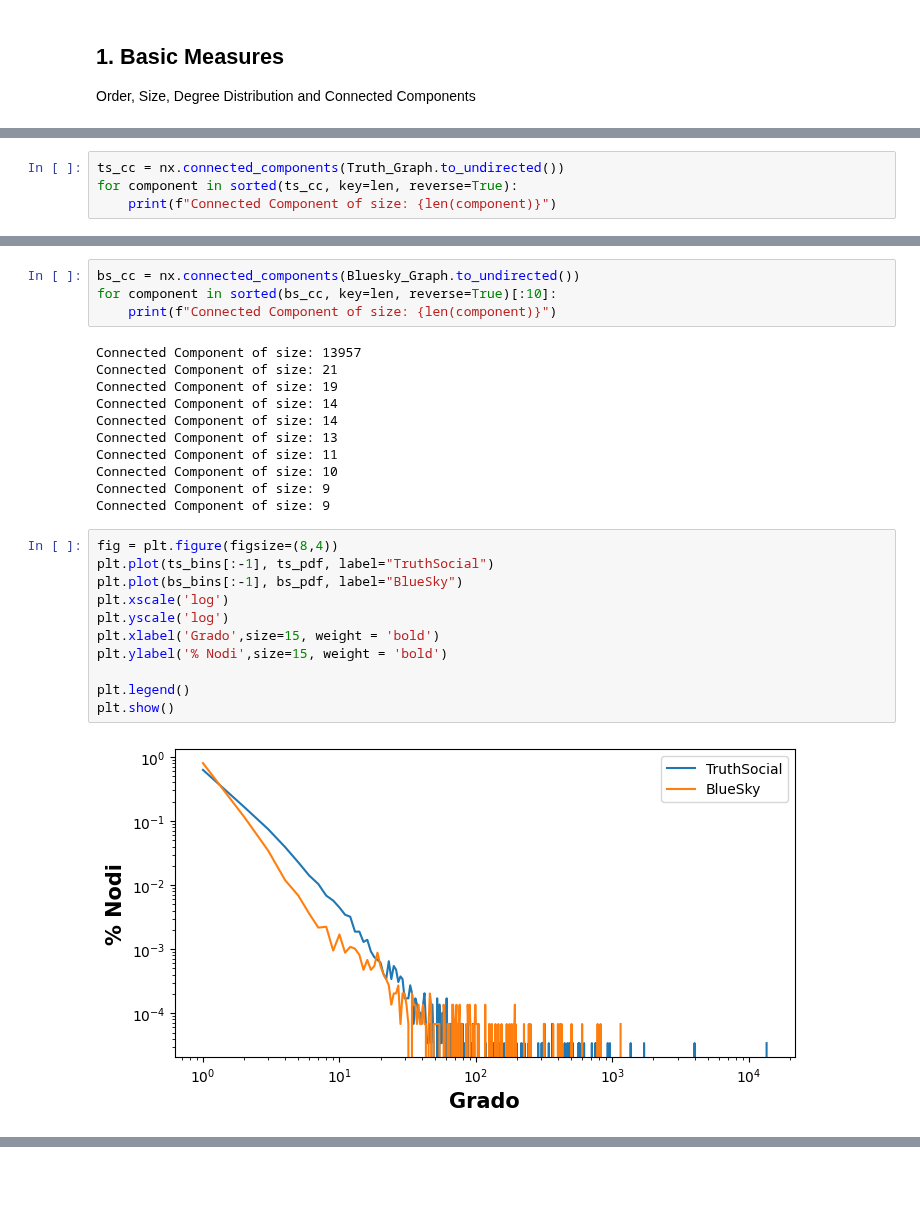
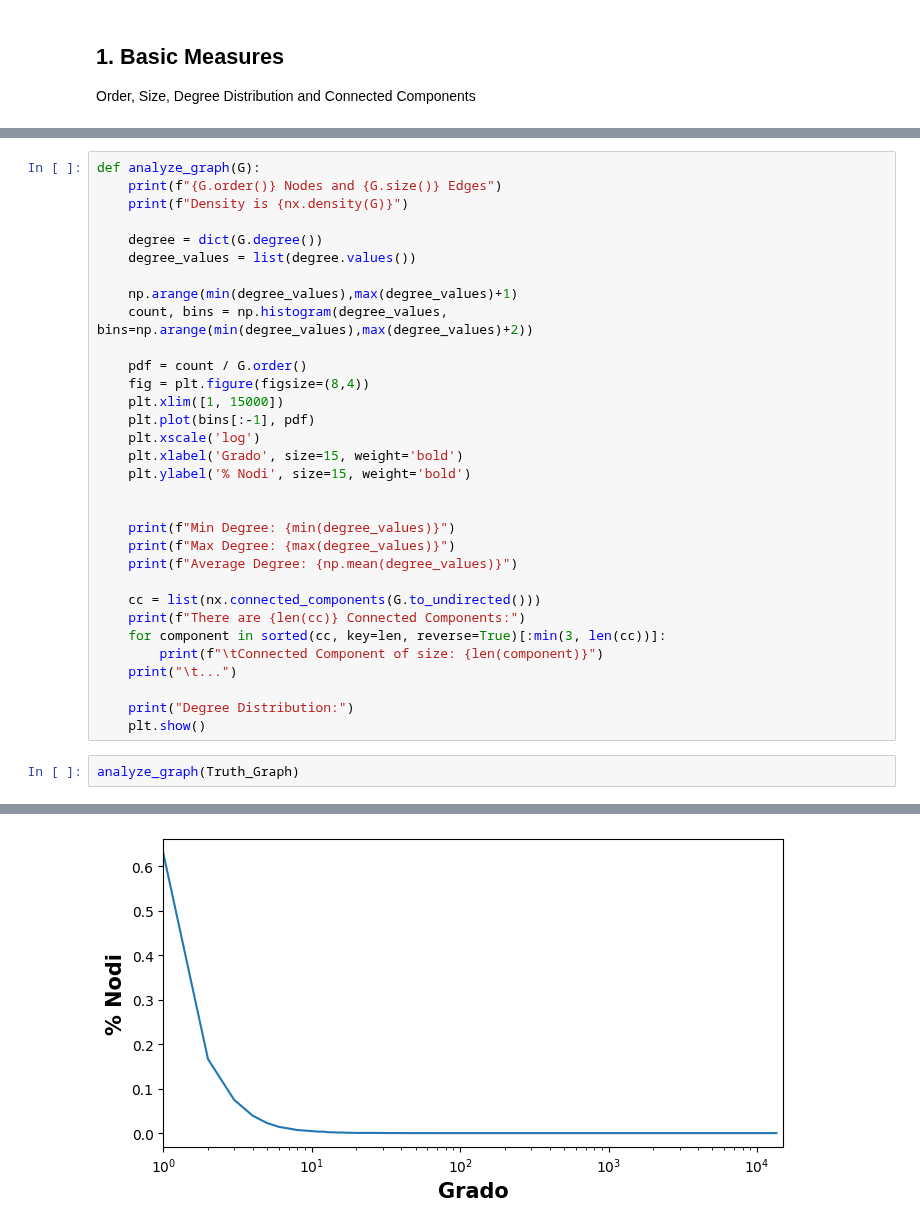
Before and after one commit to Filippo-Corti/SocialMediaMining, a Jupyter notebook: Project/TruthvsBluesky.ipynb, the cells around one changed output, grey strips where cells are left out. Saved outputs shown, nothing was run; the diff lists cells and outputs as text; blank space fills up the shorter version.

```diff
--- a/Project/TruthvsBluesky.ipynb
+++ b/Project/TruthvsBluesky.ipynb
@@ -53,4 +27,0 @@ Average Degree: 3.512819637431293
-# %%
-ts_cc = nx.connected_components(Truth_Graph.to_undirected())
-for component in sorted(ts_cc, key=len, reverse=True):
-    print(f"Connected Component of size: {len(component)}")
@@ -97,28 +28,35 @@ Average Degree: 2.38982015609094
-# %%
-bs_cc = nx.connected_components(Bluesky_Graph.to_undirected())
-for component in sorted(bs_cc, key=len, reverse=True)[:10]:
-    print(f"Connected Component of size: {len(component)}")
-# %% [output]
-Connected Component of size: 13957
-Connected Component of size: 21
-Connected Component of size: 19
-Connected Component of size: 14
-Connected Component of size: 14
-Connected Component of size: 13
-Connected Component of size: 11
-Connected Component of size: 10
-Connected Component of size: 9
-Connected Component of size: 9
-# %%
-fig = plt.figure(figsize=(8,4))
-plt.plot(ts_bins[:-1], ts_pdf, label="TruthSocial")
-plt.plot(bs_bins[:-1], bs_pdf, label="BlueSky")
-plt.xscale('log')
-plt.yscale('log')
-plt.xlabel('Grado',size=15, weight = 'bold')
-plt.ylabel('% Nodi',size=15, weight = 'bold')
-
-plt.legend()
-plt.show()
-# %% [output]
-[figure, removed]
+# %%
+def analyze_graph(G):
+    print(f"{G.order()} Nodes and {G.size()} Edges")
+    print(f"Density is {nx.density(G)}")
+
+    degree = dict(G.degree())
+    degree_values = list(degree.values())
+
+    np.arange(min(degree_values),max(degree_values)+1)
+    count, bins = np.histogram(degree_values, bins=np.arange(min(degree_values),max(degree_values)+2))
+
+    pdf = count / G.order()
+    fig = plt.figure(figsize=(8,4))
+    plt.xlim([1, 15000])
+    plt.plot(bins[:-1], pdf)
+    plt.xscale('log')
+    plt.xlabel('Grado', size=15, weight='bold')
+    plt.ylabel('% Nodi', size=15, weight='bold')
+
+
+    print(f"Min Degree: {min(degree_values)}")
+    print(f"Max Degree: {max(degree_values)}")
+    print(f"Average Degree: {np.mean(degree_values)}")
+
+    cc = list(nx.connected_components(G.to_undirected()))
+    print(f"There are {len(cc)} Connected Components:")
+    for component in sorted(cc, key=len, reverse=True)[:min(3, len(cc))]:
+        print(f"\tConnected Component of size: {len(component)}")
+    print("\t...")
+
+    print("Degree Distribution:")
+    plt.show()
+# %%
+analyze_graph(Truth_Graph)
+# %% [output]
@@ -124,0 +74 @@ plt.show()
+[figure, added]
```
Also changed, not shown: parts of 12 cells of this notebook, 4 other files.
